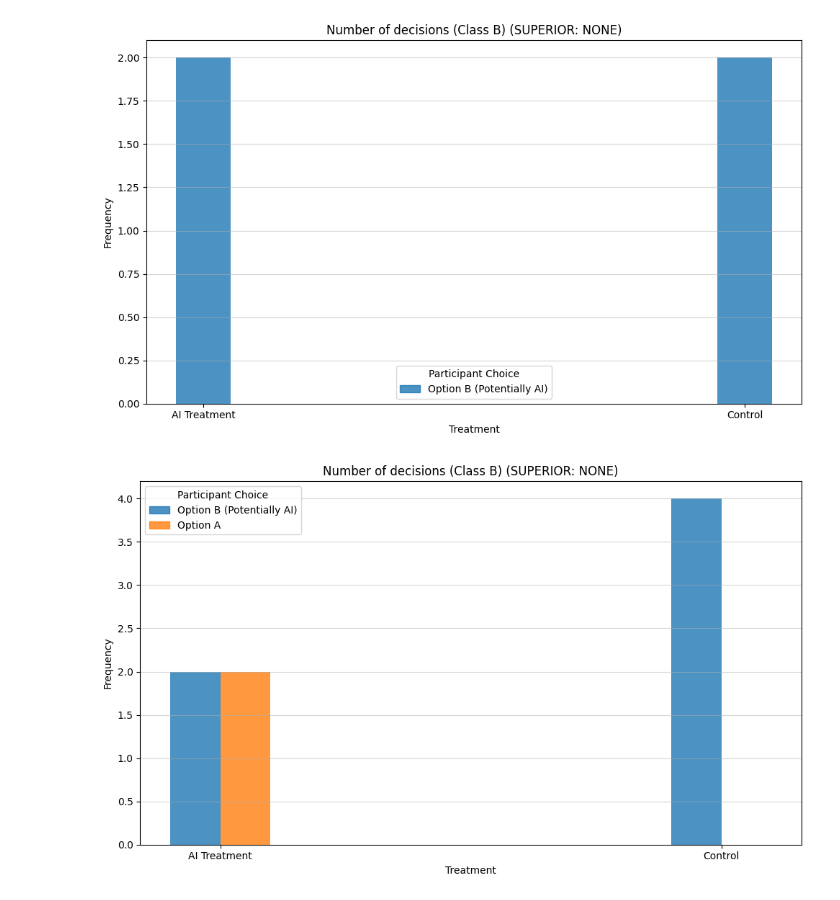
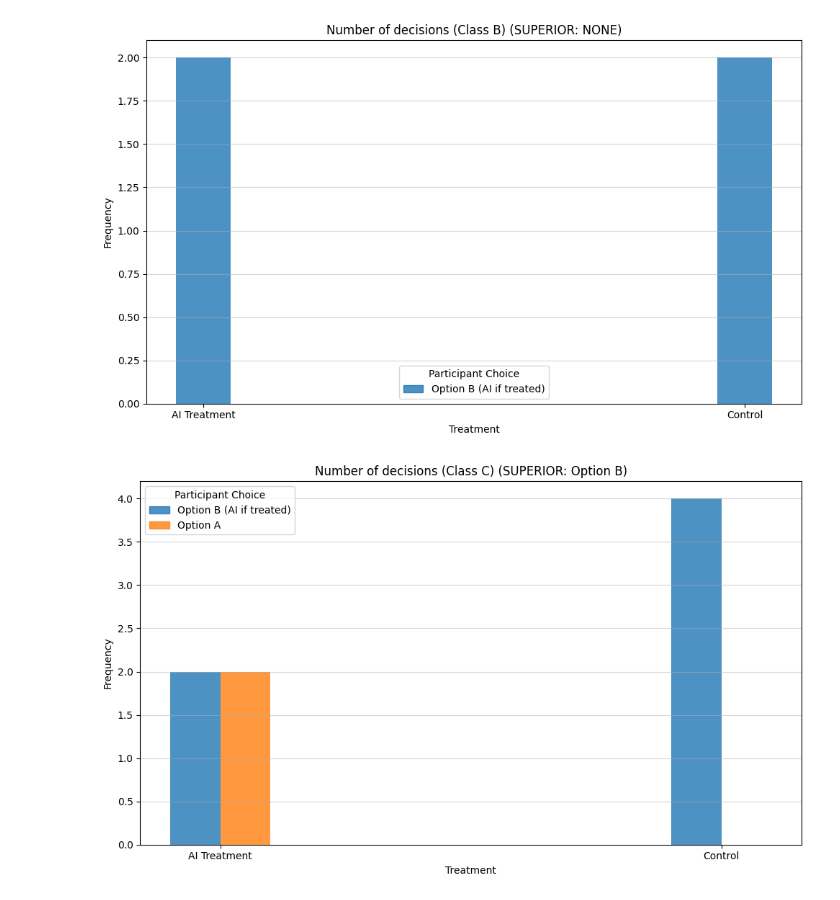
Before and after one commit to marcvoolpe/garrido_analysis, a Jupyter notebook: analsysis.ipynb, the cells around one changed output. Saved outputs shown, nothing was run; the diff lists cells and outputs as text; code cells hidden in the pictures.

```diff
--- a/analsysis.ipynb
+++ b/analsysis.ipynb
@@ -347,33 +347,33 @@ colors = plt.cm.tab10(np.arange(len(all_choices)))
 # Set up positions - two groups closer together
 x_baseline_0 = 0
 x_baseline_1 = 0.8
 width = 0.08
 
 # Plot bars for each choice
 for i, choice in enumerate(all_choices):
     plt.bar(x_baseline_0 + i * width, baseline_0_counts[choice], width,
             color=colors[i], alpha=0.8)
     plt.bar(x_baseline_1 + i * width, baseline_1_counts[choice], width,
             color=colors[i], alpha=0.8)
 
 # Create custom legend with relabeled choices
 choice_labels = {
-    'AJ': 'Option B (Potentially AI)',
+    'AJ': 'Option B (AI if treated)',
     'HS': 'Option A'
 }
 handles = [plt.Rectangle((0,0),1,1, color=colors[i], alpha=0.8) for i in range(len(all_choices))]
 labels = [choice_labels.get(choice, f'Choice {choice}') for choice in all_choices]
 plt.legend(handles, labels, title='Participant Choice')
 
 # Add labels and title
 plt.xlabel('Treatment')
 plt.ylabel('Frequency')
-plt.title('Number of decisions (Class B) (SUPERIOR: NONE)')
+plt.title('Number of decisions (Class C) (SUPERIOR: Option B)')
 plt.xticks([x_baseline_0 + (len(all_choices)-1)*width/2, x_baseline_1 + (len(all_choices)-1)*width/2],
            ['AI Treatment', 'Control'])
 plt.grid(axis='y', alpha=0.5)
 
 plt.tight_layout()
 plt.show()
 # %% [output]
-[figure, old version]
+[figure, new version]
```
Also changed, not shown: parts of 2 cells of this notebook.
